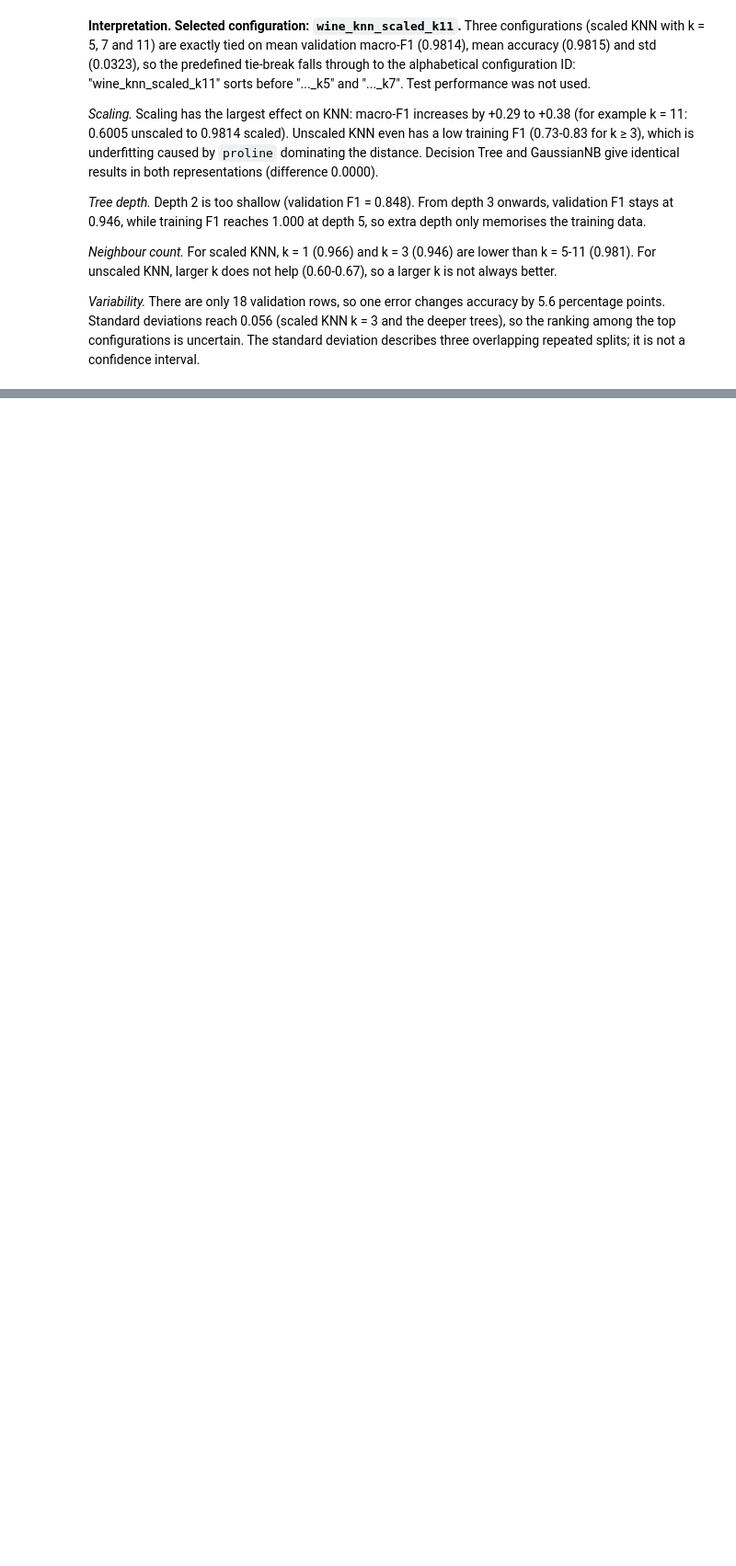
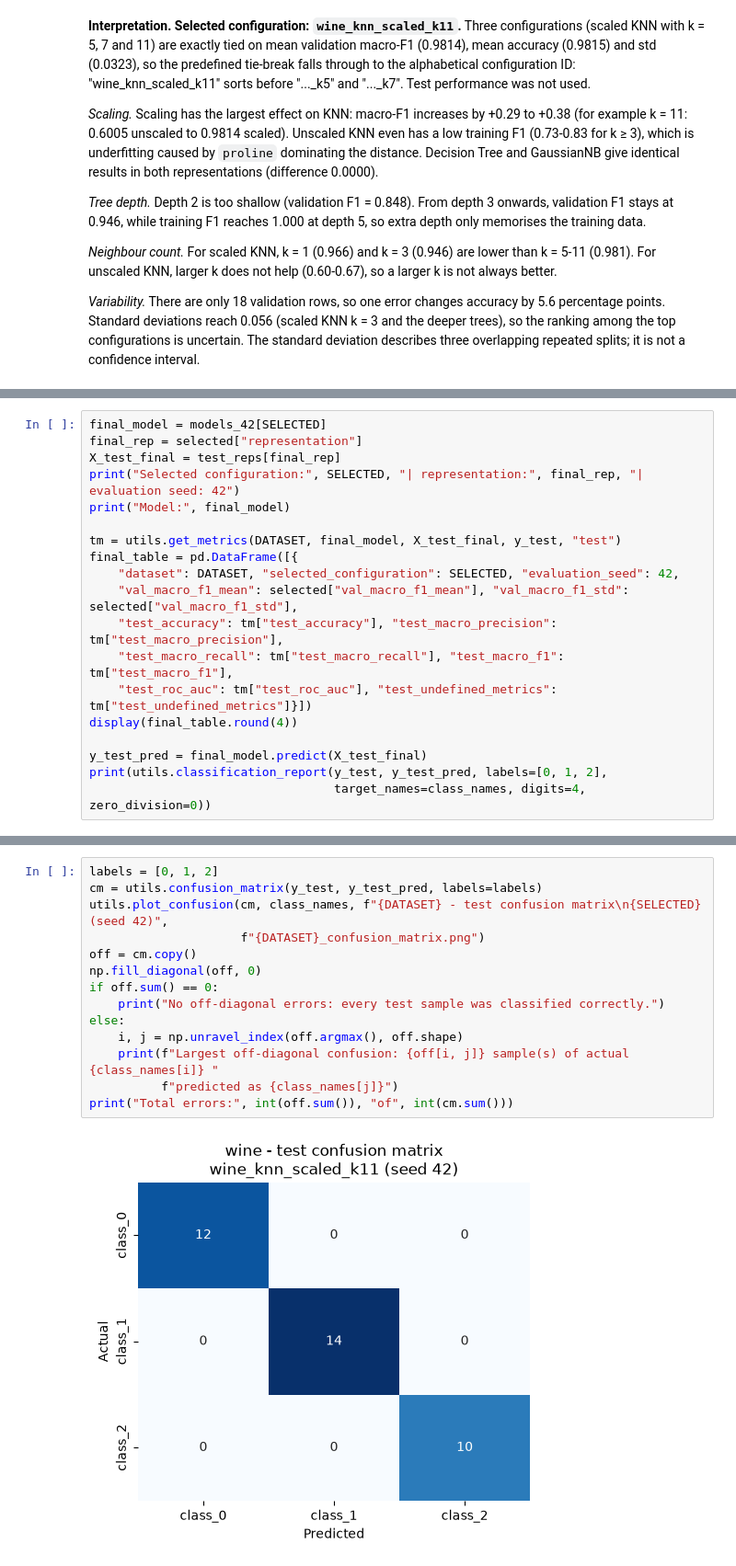
Before and after one commit to selenasurucu/machine-learning-midterm, a Jupyter notebook: wine.ipynb, the cells around one changed output, grey strips where cells are left out. Shown at 92% size. Saved outputs shown, nothing was run; the diff lists cells and outputs as text; blank space fills up the shorter version.

Commit message:
Wine:Final test evaluation, confusion matrix,ROC and error analysis

```diff
--- a/wine.ipynb
+++ b/wine.ipynb
@@ -465,0 +470,19 @@ utils.plot_param_curve(summary, DATASET, "knn", "n_neighbors (k)", f"{DATASET}_k
+# %%
+final_model = models_42[SELECTED]
+final_rep = selected["representation"]
+X_test_final = test_reps[final_rep]
+print("Selected configuration:", SELECTED, "| representation:", final_rep, "| evaluation seed: 42")
+print("Model:", final_model)
+
+tm = utils.get_metrics(DATASET, final_model, X_test_final, y_test, "test")
+final_table = pd.DataFrame([{
+    "dataset": DATASET, "selected_configuration": SELECTED, "evaluation_seed": 42,
+    "val_macro_f1_mean": selected["val_macro_f1_mean"], "val_macro_f1_std": selected["val_macro_f1_std"],
+    "test_accuracy": tm["test_accuracy"], "test_macro_precision": tm["test_macro_precision"],
+    "test_macro_recall": tm["test_macro_recall"], "test_macro_f1": tm["test_macro_f1"],
+    "test_roc_auc": tm["test_roc_auc"], "test_undefined_metrics": tm["test_undefined_metrics"]}])
+display(final_table.round(4))
+
+y_test_pred = final_model.predict(X_test_final)
+print(utils.classification_report(y_test, y_test_pred, labels=[0, 1, 2],
+                                  target_names=class_names, digits=4, zero_division=0))
@@ -465,0 +506,16 @@ utils.plot_param_curve(summary, DATASET, "knn", "n_neighbors (k)", f"{DATASET}_k
+# %%
+labels = [0, 1, 2]
+cm = utils.confusion_matrix(y_test, y_test_pred, labels=labels)
+utils.plot_confusion(cm, class_names, f"{DATASET} - test confusion matrix\n{SELECTED} (seed 42)",
+                     f"{DATASET}_confusion_matrix.png")
+off = cm.copy()
+np.fill_diagonal(off, 0)
+if off.sum() == 0:
+    print("No off-diagonal errors: every test sample was classified correctly.")
+else:
+    i, j = np.unravel_index(off.argmax(), off.shape)
+    print(f"Largest off-diagonal confusion: {off[i, j]} sample(s) of actual {class_names[i]} "
+          f"predicted as {class_names[j]}")
+print("Total errors:", int(off.sum()), "of", int(cm.sum()))
+# %% [output]
+[figure, added]
```
Also changed, not shown: parts of 11 cells of this notebook, 2 other files.
